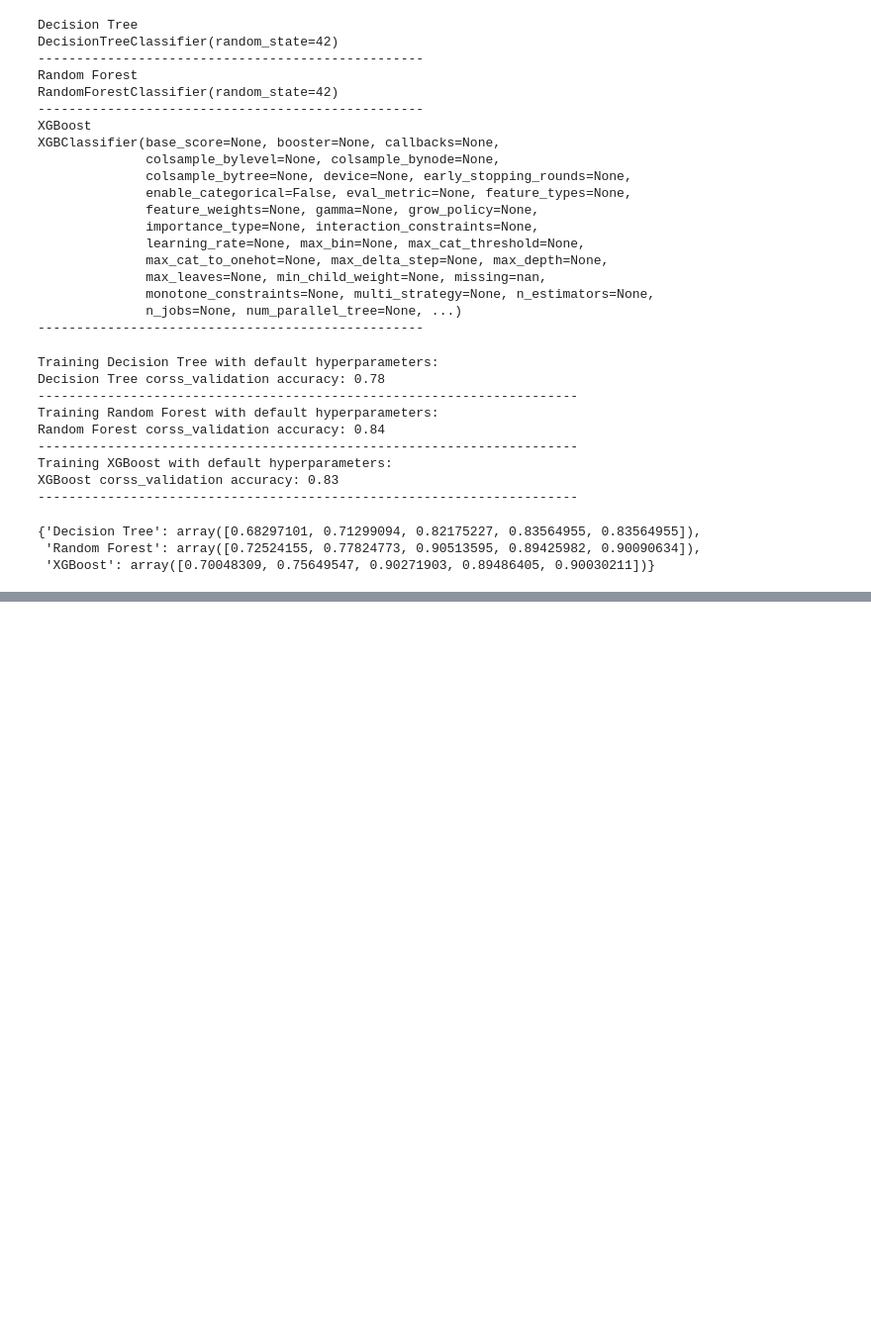
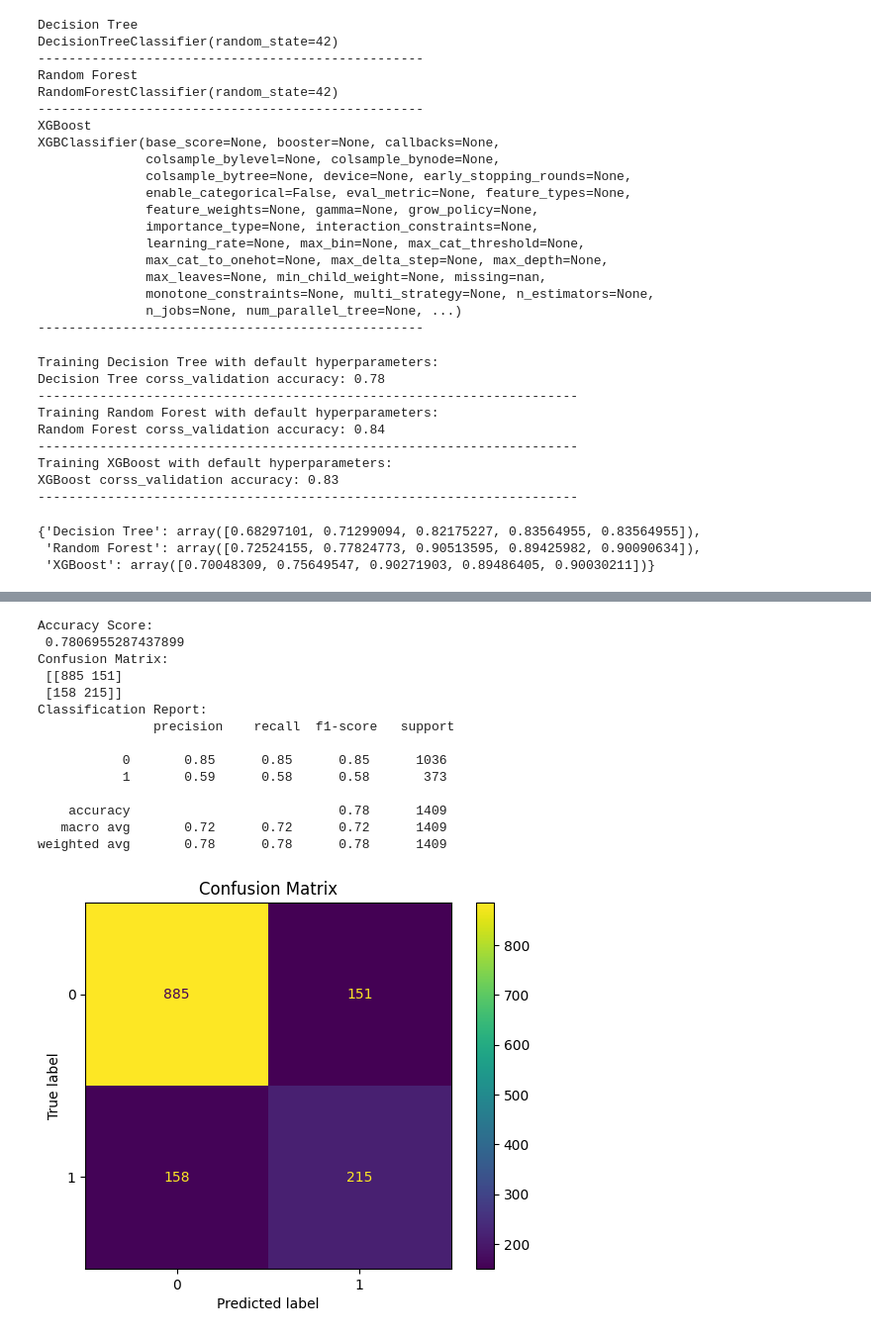
Before and after one commit to NgocAnhNguyen-0601/Customer-Churn, a Jupyter notebook: Customer_Churn_Forecast.ipynb, the cells around one changed output, grey strips where cells are left out. Shown at 99% size. Cells and saved outputs as stored; diff of their text form; code cells hidden in the pictures; blank space fills up the shorter version.

```diff
--- a/Customer_Churn_Forecast.ipynb
+++ b/Customer_Churn_Forecast.ipynb
@@ -631,0 +636,2 @@ cv_scores
+# %%
+model.fit(x_train_smote, y_train_smote)
@@ -631,0 +681,48 @@ cv_scores
+# %%
+from sklearn.metrics import (
+    accuracy_score,
+    confusion_matrix,
+    classification_report,
+    ConfusionMatrixDisplay
+)
+
+import matplotlib.pyplot as plt
+
+# Prediction
+y_test_pred = model.predict(x_test)
+
+# Metrics
+print("Accuracy Score:\n", accuracy_score(y_test, y_test_pred))
+
+print("Confusion Matrix:\n",
+      confusion_matrix(y_test, y_test_pred))
+
+print("Classification Report:\n",
+      classification_report(y_test, y_test_pred))
+
+# Create confusion matrix
+cm = confusion_matrix(y_test, y_test_pred)
+
+# Plot
+disp = ConfusionMatrixDisplay(confusion_matrix=cm)
+
+disp.plot()
+
+plt.title("Confusion Matrix")
+plt.show()
+# %% [output]
+Accuracy Score:
+ 0.7806955287437899
+Confusion Matrix:
+ [[885 151]
+ [158 215]]
+Classification Report:
+               precision    recall  f1-score   support
+
+           0       0.85      0.85      0.85      1036
+           1       0.59      0.58      0.58       373
+
+    accuracy                           0.78      1409
+   macro avg       0.72      0.72      0.72      1409
+weighted avg       0.78      0.78      0.78      1409
+[figure, added]
```
Also changed, not shown: parts of 8 cells of this notebook.
